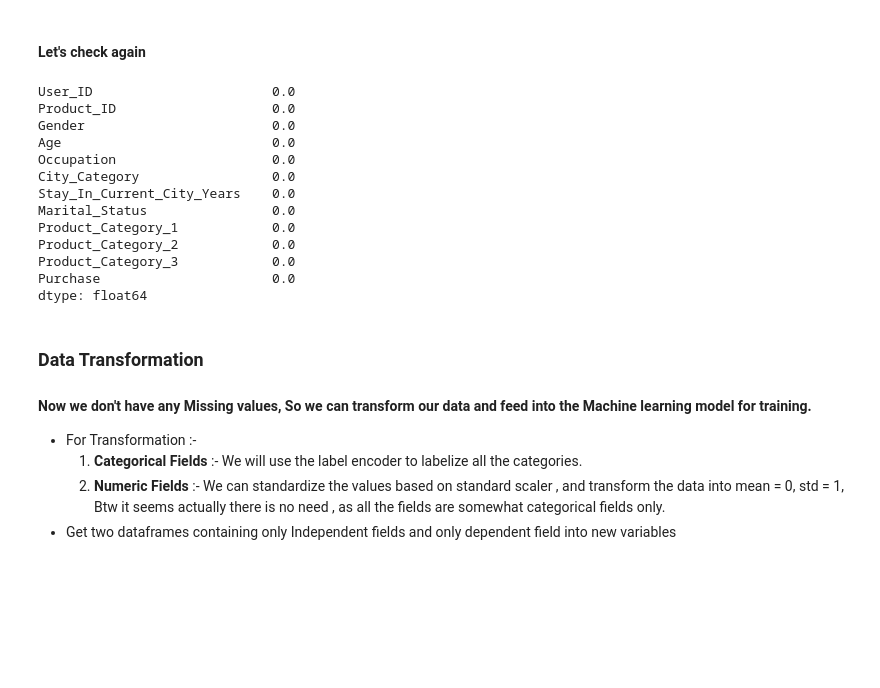
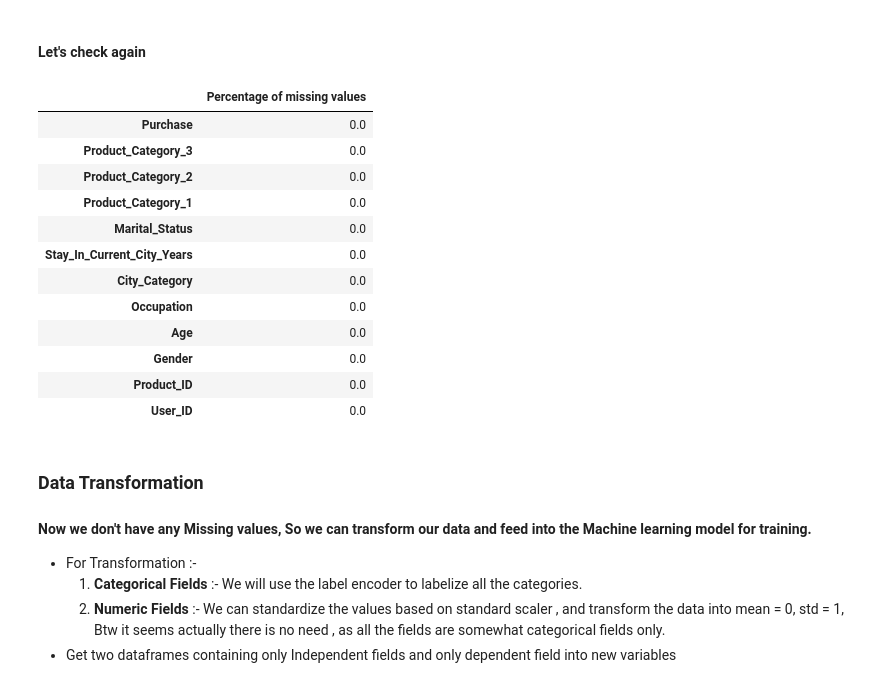
Before and after one commit to EagleDangar/BlackFriday-prediction, a Jupyter notebook: blackfriday-insights-and-prediction.ipynb, the cells around one changed output. Cells and saved outputs as stored; diff of their text form; code cells hidden in the pictures; blank space fills up the shorter version.

```diff
--- a/blackfriday-insights-and-prediction.ipynb
+++ b/blackfriday-insights-and-prediction.ipynb
@@ -336,21 +328,21 @@ train_df[["Product_Category_2","Product_Category_3"]] = train_df[["Product_Categ
 # %% [markdown]
 #### Let's check again
 # %%
-train_df.isna().sum()*100/train_df.shape[0]
+(train_df.isna().sum()*100/train_df.shape[0]).sort_values(ascending=False).to_frame().rename(columns={0:"Percentage of missing values"})
 # %% [output]
-User_ID                       0.0
-Product_ID                    0.0
-Gender                        0.0
-Age                           0.0
-Occupation                    0.0
-City_Category                 0.0
-Stay_In_Current_City_Years    0.0
-Marital_Status                0.0
-Product_Category_1            0.0
-Product_Category_2            0.0
-Product_Category_3            0.0
-Purchase                      0.0
-dtype: float64
+|  | Percentage of missing values |
+| Purchase | 0.0 |
+| Product_Category_3 | 0.0 |
+| Product_Category_2 | 0.0 |
+| Product_Category_1 | 0.0 |
+| Marital_Status | 0.0 |
+| Stay_In_Current_City_Years | 0.0 |
+| City_Category | 0.0 |
+| Occupation | 0.0 |
+| Age | 0.0 |
+| Gender | 0.0 |
+| Product_ID | 0.0 |
+| User_ID | 0.0 |
 # %% [markdown]
 ### Data Transformation
 
```
Also changed, not shown: parts of 12 cells of this notebook, 7 other files.
